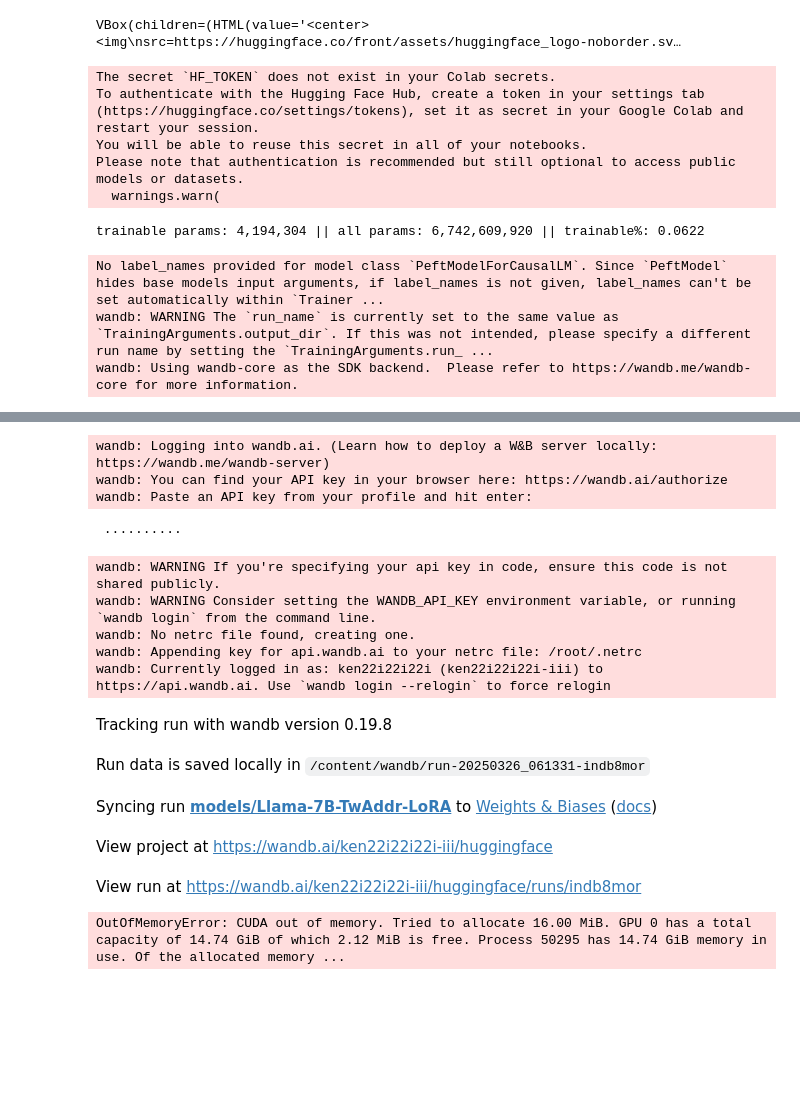
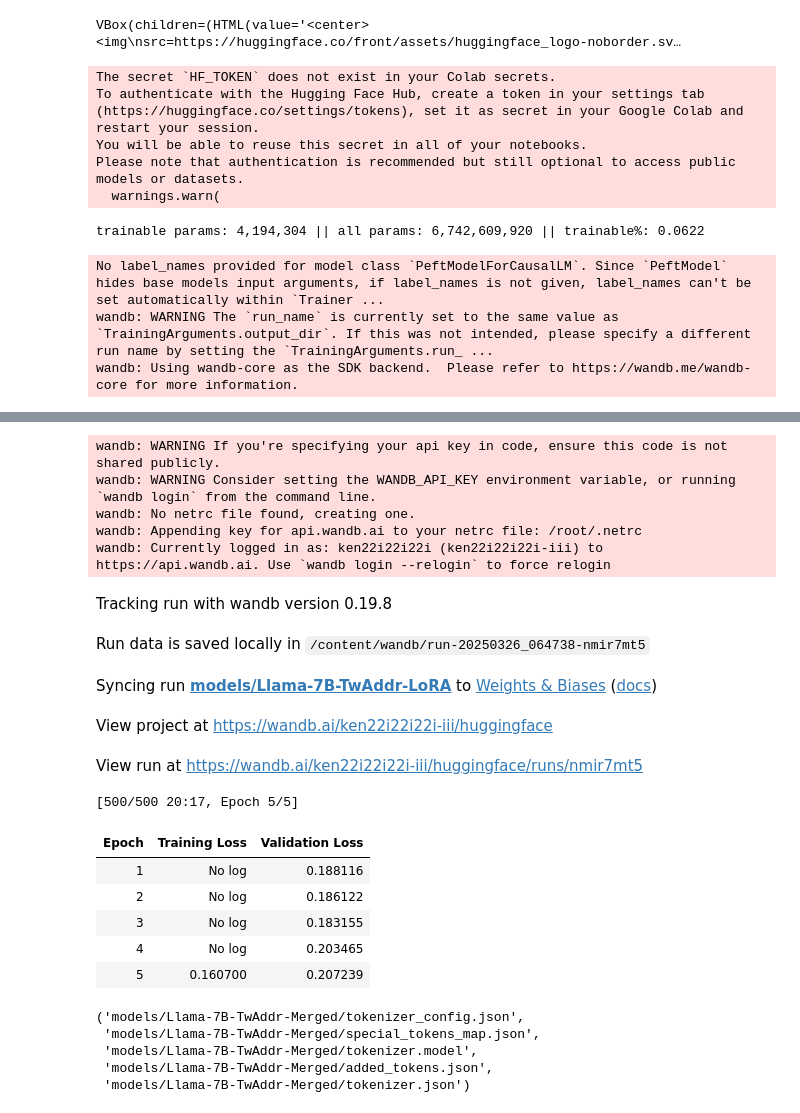
Before and after one commit to ken22i/LLama-Training, a Jupyter notebook: LlamaTrain.ipynb, the cells around one changed output, grey strips where cells are left out. Saved outputs shown, nothing was run; the diff lists cells and outputs as text; code cells hidden in the pictures; blank space fills up the shorter version.

```diff
--- a/LlamaTrain.ipynb
+++ b/LlamaTrain.ipynb
@@ -58,9 +54,9 @@ dataset = datasets.load_dataset(
 output_dir = "models/Llama-7B-TwAddr-LoRA"
 train_args = TrainingArguments(
     output_dir,
-    per_device_train_batch_size=8,
-    per_device_eval_batch_size=8,
-    eval_accumulation_steps=2,
+    per_device_train_batch_size=1,
+    per_device_eval_batch_size=1,
+    eval_accumulation_steps=8,
     evaluation_strategy="epoch",
     save_strategy="epoch",
     learning_rate=5e-4,
@@ -69,42 +65,90 @@ train_args = TrainingArguments(
     load_best_model_at_end=True,
     bf16=True,
 )
 
 
 # 開始訓練模型
 trainer = Trainer(
     model=model,
     args=train_args,
     train_dataset=dataset["train"],
     eval_dataset=dataset["dev"],
 )
 trainer.train()
 
 # 儲存訓練完的模型
 trainer.save_model()
 # %% [output]
 The secret `HF_TOKEN` does not exist in your Colab secrets.
 To authenticate with the Hugging Face Hub, create a token in your settings tab (https://huggingface.co/settings/tokens), set it as secret in your Google Colab and restart your session.
 You will be able to reuse this secret in all of your notebooks.
 Please note that authentication is recommended but still optional to access public models or datasets.
   warnings.warn(
 trainable params: 4,194,304 || all params: 6,742,609,920 || trainable%: 0.0622
 No label_names provided for model class `PeftModelForCausalLM`. Since `PeftModel` hides base models input arguments, if label_names is not given, label_names can't be set automatically within `Trainer ...
 wandb: WARNING The `run_name` is currently set to the same value as `TrainingArguments.output_dir`. If this was not intended, please specify a different run name by setting the `TrainingArguments.run_ ...
 wandb: Using wandb-core as the SDK backend.  Please refer to https://wandb.me/wandb-core for more information.
 [interactive output not drawn]
-wandb: Logging into wandb.ai. (Learn how to deploy a W&B server locally: https://wandb.me/wandb-server)
-wandb: You can find your API key in your browser here: https://wandb.ai/authorize
-wandb: Paste an API key from your profile and hit enter:
+wandb: WARNING If you're specifying your api key in code, ensure this code is not shared publicly.
+wandb: WARNING Consider setting the WANDB_API_KEY environment variable, or running `wandb login` from the command line.
+wandb: No netrc file found, creating one.
+wandb: Appending key for api.wandb.ai to your netrc file: /root/.netrc
+wandb: Currently logged in as: ken22i22i22i (ken22i22i22i-iii) to https://api.wandb.ai. Use `wandb login --relogin` to force relogin
- ··········
-wandb: WARNING If you're specifying your api key in code, ensure this code is not shared publicly.
-wandb: WARNING Consider setting the WANDB_API_KEY environment variable, or running `wandb login` from the command line.
-wandb: No netrc file found, creating one.
-wandb: Appending key for api.wandb.ai to your netrc file: /root/.netrc
-wandb: Currently logged in as: ken22i22i22i (ken22i22i22i-iii) to https://api.wandb.ai. Use `wandb login --relogin` to force relogin
 Tracking run with wandb version 0.19.8
-Run data is saved locally in /content/wandb/run-20250326_061331-indb8mor
+Run data is saved locally in /content/wandb/run-20250326_064738-nmir7mt5
 Syncing run models/Llama-7B-TwAddr-LoRA to Weights & Biases (docs)
 View project at https://wandb.ai/ken22i22i22i-iii/huggingface
-View run at https://wandb.ai/ken22i22i22i-iii/huggingface/runs/indb8mor
+View run at https://wandb.ai/ken22i22i22i-iii/huggingface/runs/nmir7mt5
-OutOfMemoryError: CUDA out of memory. Tried to allocate 16.00 MiB. GPU 0 has a total capacity of 14.74 GiB of which 2.12 MiB is free. Process 50295 has 14.74 GiB memory in use. Of the allocated memory ...
+[500/500 20:17, Epoch 5/5]
+| Epoch | Training Loss | Validation Loss |
+| 1 | No log | 0.188116 |
+| 2 | No log | 0.186122 |
+| 3 | No log | 0.183155 |
+| 4 | No log | 0.203465 |
+| 5 | 0.160700 | 0.207239 |
+# %%
+from typing import Union
+
+import torch
+from peft import PeftModel
+from peft.tuners.lora import LoraModel
+from transformers import LlamaForCausalLM as ModelCls
+from transformers import LlamaTokenizerFast as TkCls
+
+PeftCls = Union[PeftModel, LoraModel]
+
+orig_model = "TheBloke/Llama-2-7B-Chat-fp16"
+lora_model = "models/Llama-7B-TwAddr-LoRA"
+output_dir = "models/Llama-7B-TwAddr-Merged"
+
+model = ModelCls.from_pretrained(
+    orig_model,
+    torch_dtype=torch.float16,
+    low_cpu_mem_usage=True,
+)
+
+# Due to generation config validation.
+model.generation_config.temperature = 1.0
+model.generation_config.top_p = 1.0
+
+model: PeftCls = PeftModel.from_pretrained(
+    model,
+    lora_model,
+    torch_dtype=torch.float16,
+)
+
+model = model.merge_and_unload()
+model.save_pretrained(
+    output_dir,
+    safe_serialization=True,
+)
+
+# Tokenizer 也要跟著另外存一份
+tk: TkCls = TkCls.from_pretrained(orig_model)
+tk.save_pretrained(output_dir)
+# %% [output]
+('models/Llama-7B-TwAddr-Merged/tokenizer_config.json',
+ 'models/Llama-7B-TwAddr-Merged/special_tokens_map.json',
+ 'models/Llama-7B-TwAddr-Merged/tokenizer.model',
+ 'models/Llama-7B-TwAddr-Merged/added_tokens.json',
+ 'models/Llama-7B-TwAddr-Merged/tokenizer.json')
```
Also changed, not shown: parts of 5 cells of this notebook.
